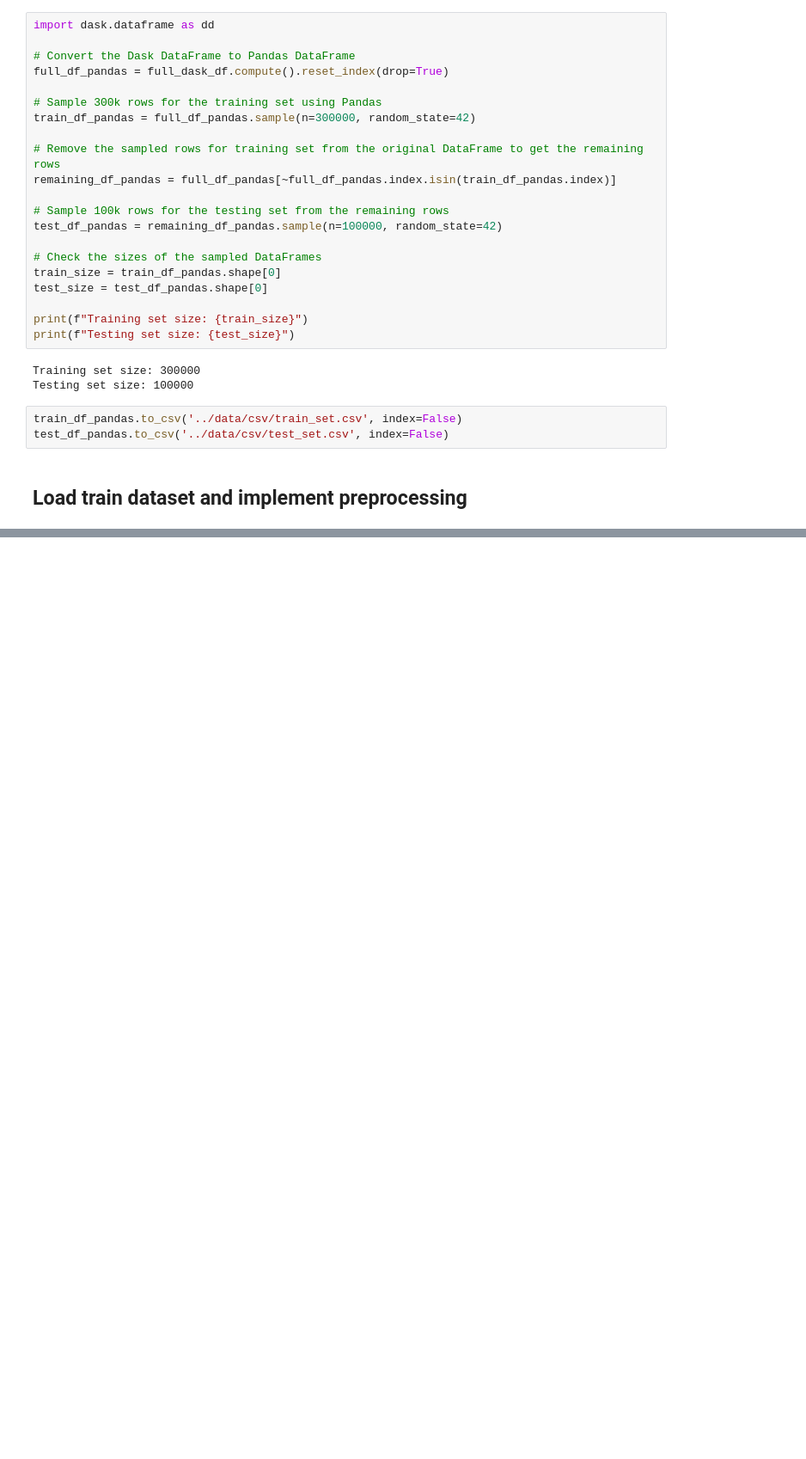
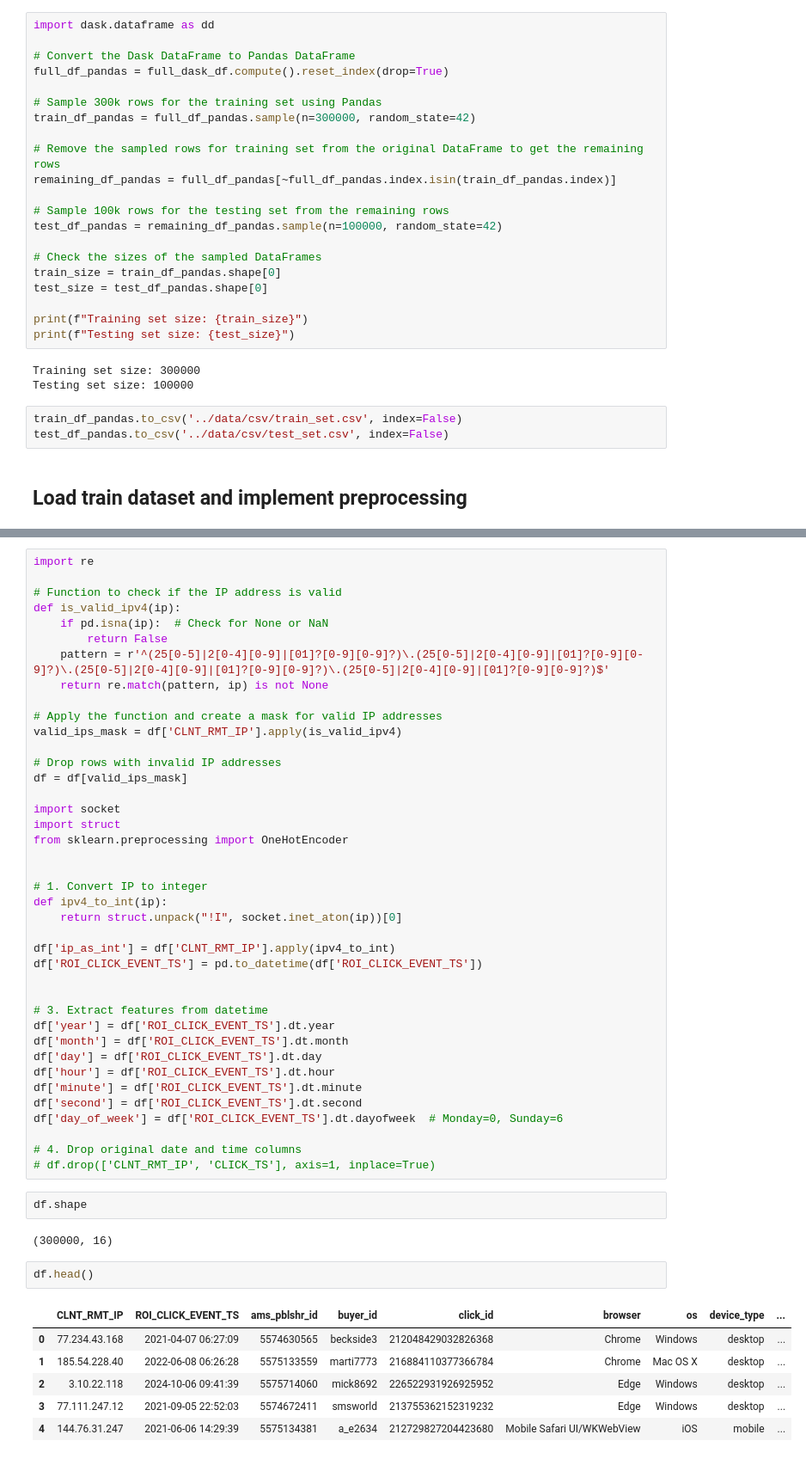
Before and after one commit to UtkarshS20/vpn_annotator, a Jupyter notebook: notebooks/model_training.ipynb, the cells around one changed output, grey strips where cells are left out. Shown: that part at 86% size. Drawn from its saved outputs; the diff is of its cells as text; blank space fills up the shorter version.

```diff
--- a/notebooks/model_training.ipynb
+++ b/notebooks/model_training.ipynb
@@ -145,0 +258,53 @@ data = pd.read_csv('../data/csv/train_set.csv')
+# %%
+import re
+
+# Function to check if the IP address is valid
+def is_valid_ipv4(ip):
+    if pd.isna(ip):  # Check for None or NaN
+        return False
+    pattern = r'^(25[0-5]|2[0-4][0-9]|[01]?[0-9][0-9]?)\.(25[0-5]|2[0-4][0-9]|[01]?[0-9][0-9]?)\.(25[0-5]|2[0-4][0-9]|[01]?[0-9][0-9]?)\.(25[0-5]|2[0-4][0-9]|[01]?[0-9][0-9]?)$'
+    return re.match(pattern, ip) is not None
+
+# Apply the function and create a mask for valid IP addresses
+valid_ips_mask = df['CLNT_RMT_IP'].apply(is_valid_ipv4)
+
+# Drop rows with invalid IP addresses
+df = df[valid_ips_mask]
+
+import socket
+import struct
+from sklearn.preprocessing import OneHotEncoder
+
+
+# 1. Convert IP to integer
+def ipv4_to_int(ip):
+    return struct.unpack("!I", socket.inet_aton(ip))[0]
+
+df['ip_as_int'] = df['CLNT_RMT_IP'].apply(ipv4_to_int)
+df['ROI_CLICK_EVENT_TS'] = pd.to_datetime(df['ROI_CLICK_EVENT_TS'])
+
+
+# 3. Extract features from datetime
+df['year'] = df['ROI_CLICK_EVENT_TS'].dt.year
+df['month'] = df['ROI_CLICK_EVENT_TS'].dt.month
+df['day'] = df['ROI_CLICK_EVENT_TS'].dt.day
+df['hour'] = df['ROI_CLICK_EVENT_TS'].dt.hour
+df['minute'] = df['ROI_CLICK_EVENT_TS'].dt.minute
+df['second'] = df['ROI_CLICK_EVENT_TS'].dt.second
+df['day_of_week'] = df['ROI_CLICK_EVENT_TS'].dt.dayofweek  # Monday=0, Sunday=6
+
+# 4. Drop original date and time columns
+# df.drop(['CLNT_RMT_IP', 'CLICK_TS'], axis=1, inplace=True)
+# %%
+df.shape
+# %% [output]
+(300000, 16)
+# %%
+df.head()
+# %% [output]
+|  | CLNT_RMT_IP | ROI_CLICK_EVENT_TS | ams_pblshr_id | buyer_id | click_id | browser | os | device_type | ... |
+| 0 | 77.234.43.168 | 2021-04-07 06:27:09 | 5574630565 | beckside3 | 212048429032826368 | Chrome | Windows | desktop | ... |
+| 1 | 185.54.228.40 | 2022-06-08 06:26:28 | 5575133559 | marti7773 | 216884110377366784 | Chrome | Mac OS X | desktop | ... |
+| 2 | 3.10.22.118 | 2024-10-06 09:41:39 | 5575714060 | mick8692 | 226522931926925952 | Edge | Windows | desktop | ... |
+| 3 | 77.111.247.12 | 2021-09-05 22:52:03 | 5574672411 | smsworld | 213755362152319232 | Edge | Windows | desktop | ... |
+| 4 | 144.76.31.247 | 2021-06-06 14:29:39 | 5575134381 | a_e2634 | 212729827204423680 | Mobile Safari UI/WKWebView | iOS | mobile | ... |
```
Also changed, not shown: parts of 13 cells of this notebook.
